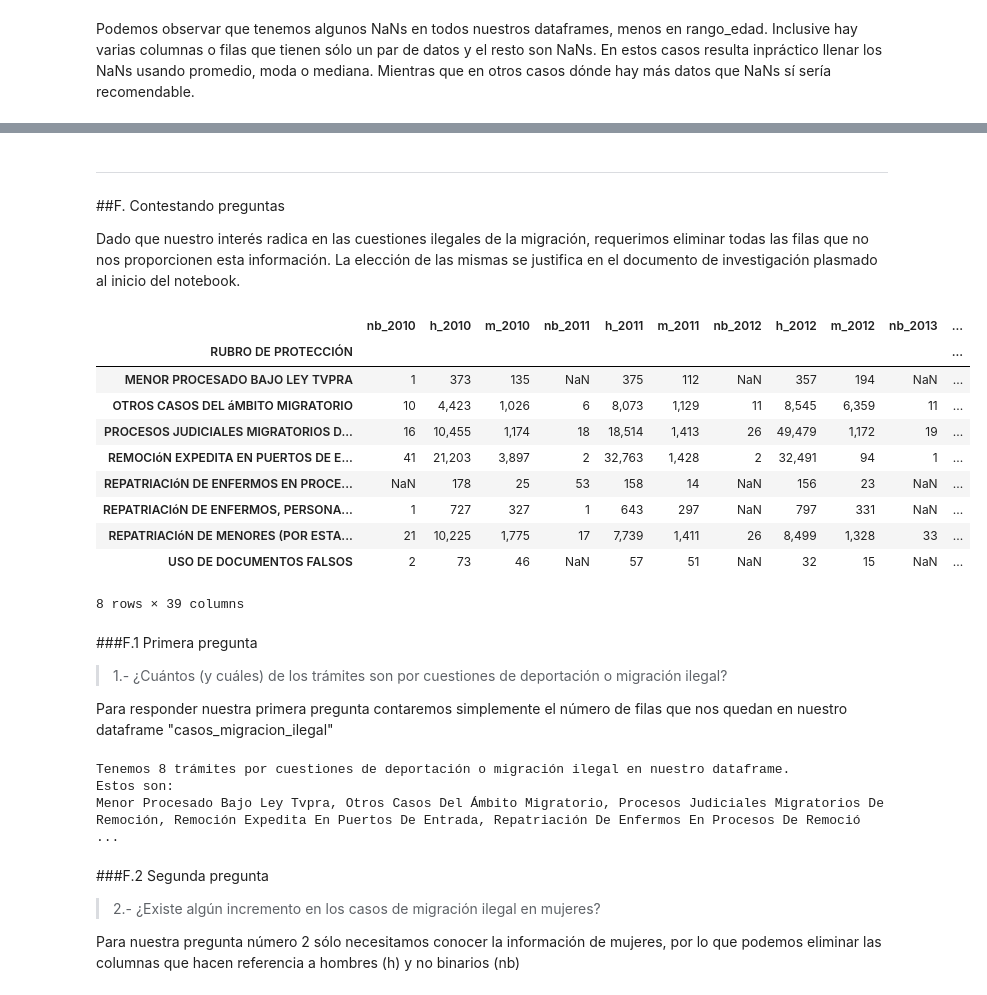
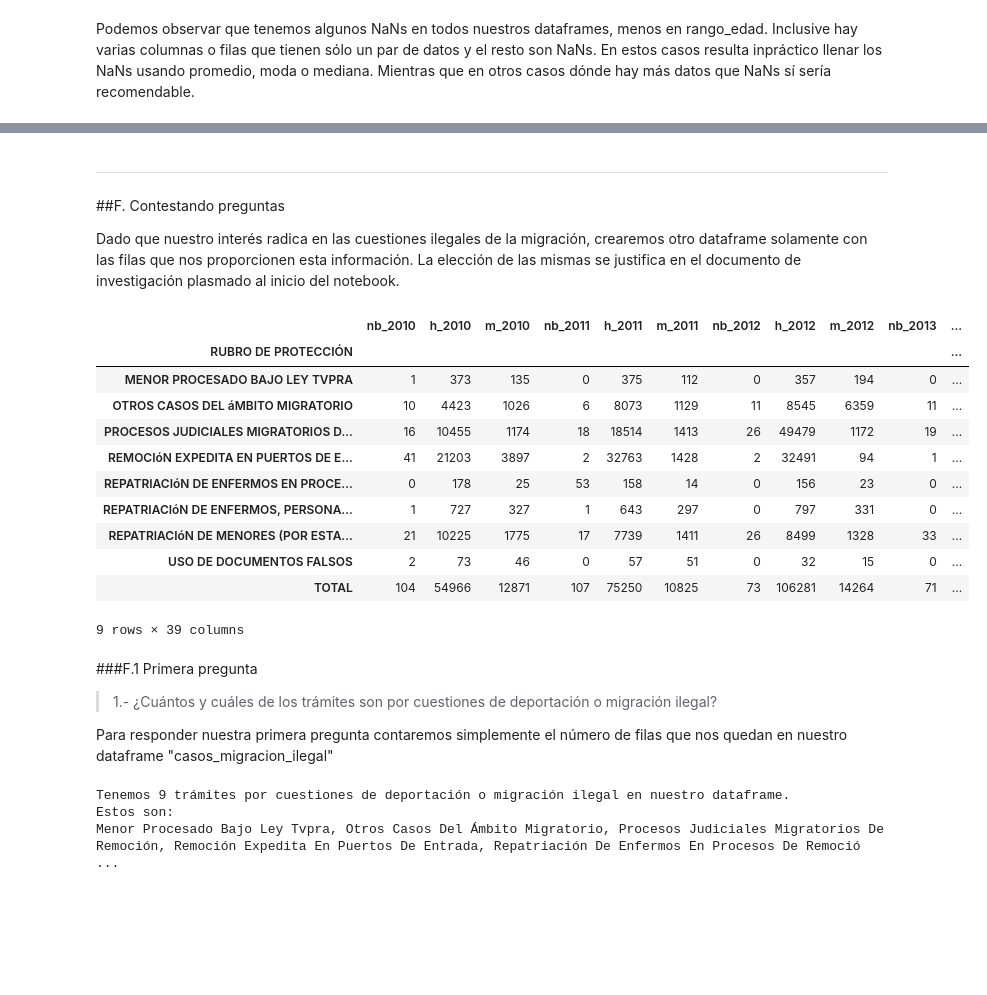
Before and after one commit to JuanMaLR/bedu-equipo4-dataScience-P-FP, a Jupyter notebook: FinalProject.ipynb, the cells around one changed output, grey strips where cells are left out. Cells and saved outputs as stored; diff of their text form; code cells hidden in the pictures; blank space fills up the shorter version.

```diff
--- a/FinalProject.ipynb
+++ b/FinalProject.ipynb
@@ -982,0 +983,17 @@ Todos nuestros datos son numéricos, pero están guardados en memoria como strin
+# %%
+#Función para copiar un dataframe, eliminar comas de separación de miles, rellenar NaNs con ceros y cambiar tipo de dato a int
+def maestro_limpio(df_org):
+  df_copy = df_org.copy()
+  df_copy = df_copy.apply(lambda x: x.str.replace(',',''))
+  df_copy = df_copy.fillna(0)
+  df_copy = df_copy.astype(int)
+  return df_copy
+# %%
+#Obteniendo dataframes limpios y con tipo de dato correcto
+casos_ceros = maestro_limpio(casos)
+oficinas_ceros = maestro_limpio(oficinas)
+rango_edad_ceros = maestro_limpio(rango_edad)
+edo_origen_ceros = maestro_limpio(edo_origen)
+# %%
+#agregamos la fila 'TOTAL' a casos_ceros
+casos_ceros.loc['TOTAL'] = casos_ceros.sum()
@@ -984,28 +1105,28 @@ Todos nuestros datos son numéricos, pero están guardados en memoria como strin
 ---
 ##F. Contestando preguntas
 
-Dado que nuestro interés radica en las cuestiones ilegales de la migración, requerimos eliminar todas las filas que no nos proporcionen esta información. La elección de las mismas se justifica en el documento de investigación plasmado al inicio del notebook.
+Dado que nuestro interés radica en las cuestiones ilegales de la migración, crearemos otro dataframe solamente con las filas que nos proporcionen esta información. La elección de las mismas se justifica en el documento de investigación plasmado al inicio del notebook.
 # %%
 #Se van a eliminar las filas 1, 3, 5, 7, 12, 13, 14 y 15 porque estas NO tienen información sobre migración ilegal
-
-casos_migracion_ilegal = casos.copy()
+casos_migracion_ilegal = casos_ceros.copy()
 casos_migracion_ilegal.drop(index = ['INCIDENTES, MÚLTIPLES INVOLUCRADOS (MIGRATORIO)', 'ORIENTACIóN GENERAL SOBRE CONSULTAS MIGRATORIAS Y/O TRáMITES DE RESIDENCIA', 'PERMISOS DE INTERNACIóN POR RAZONES HUMANITARIAS', 'PROCESOS JUDICIALES MIGRATORIOS DE RESIDENCIA', 'REPATRIACIóN DE MENORES INFRACTORES (NO POR FALTAS MIGRATORIAS)', 'REPATRIACIóN DE OTRAS PERSONAS VULNERABLES', 'TESTIGOS DE CARGO', 'VíCTIMAS DE FRAUDE MIGRATORIO'], inplace=True)
 casos_migracion_ilegal
 # %% [output]
 |  | nb_2010 | h_2010 | m_2010 | nb_2011 | h_2011 | m_2011 | nb_2012 | h_2012 | m_2012 | nb_2013 | ... |
 | RUBRO DE PROTECCIÓN |  |  |  |  |  |  |  |  |  |  | ... |
-| MENOR PROCESADO BAJO LEY TVPRA | 1 | 373 | 135 | NaN | 375 | 112 | NaN | 357 | 194 | NaN | ... |
-| OTROS CASOS DEL áMBITO MIGRATORIO | 10 | 4,423 | 1,026 | 6 | 8,073 | 1,129 | 11 | 8,545 | 6,359 | 11 | ... |
-| PROCESOS JUDICIALES MIGRATORIOS D... | 16 | 10,455 | 1,174 | 18 | 18,514 | 1,413 | 26 | 49,479 | 1,172 | 19 | ... |
-| REMOCIóN EXPEDITA EN PUERTOS DE E... | 41 | 21,203 | 3,897 | 2 | 32,763 | 1,428 | 2 | 32,491 | 94 | 1 | ... |
-| REPATRIACIóN DE ENFERMOS EN PROCE... | NaN | 178 | 25 | 53 | 158 | 14 | NaN | 156 | 23 | NaN | ... |
-| REPATRIACIóN DE ENFERMOS, PERSONA... | 1 | 727 | 327 | 1 | 643 | 297 | NaN | 797 | 331 | NaN | ... |
-| REPATRIACIóN DE MENORES (POR ESTA... | 21 | 10,225 | 1,775 | 17 | 7,739 | 1,411 | 26 | 8,499 | 1,328 | 33 | ... |
-| USO DE DOCUMENTOS FALSOS | 2 | 73 | 46 | NaN | 57 | 51 | NaN | 32 | 15 | NaN | ... |
+| MENOR PROCESADO BAJO LEY TVPRA | 1 | 373 | 135 | 0 | 375 | 112 | 0 | 357 | 194 | 0 | ... |
+| OTROS CASOS DEL áMBITO MIGRATORIO | 10 | 4423 | 1026 | 6 | 8073 | 1129 | 11 | 8545 | 6359 | 11 | ... |
+| PROCESOS JUDICIALES MIGRATORIOS D... | 16 | 10455 | 1174 | 18 | 18514 | 1413 | 26 | 49479 | 1172 | 19 | ... |
+| REMOCIóN EXPEDITA EN PUERTOS DE E... | 41 | 21203 | 3897 | 2 | 32763 | 1428 | 2 | 32491 | 94 | 1 | ... |
+| REPATRIACIóN DE ENFERMOS EN PROCE... | 0 | 178 | 25 | 53 | 158 | 14 | 0 | 156 | 23 | 0 | ... |
+| REPATRIACIóN DE ENFERMOS, PERSONA... | 1 | 727 | 327 | 1 | 643 | 297 | 0 | 797 | 331 | 0 | ... |
+| REPATRIACIóN DE MENORES (POR ESTA... | 21 | 10225 | 1775 | 17 | 7739 | 1411 | 26 | 8499 | 1328 | 33 | ... |
+| USO DE DOCUMENTOS FALSOS | 2 | 73 | 46 | 0 | 57 | 51 | 0 | 32 | 15 | 0 | ... |
+| TOTAL | 104 | 54966 | 12871 | 107 | 75250 | 10825 | 73 | 106281 | 14264 | 71 | ... |
-8 rows × 39 columns
+9 rows × 39 columns
 # %% [markdown]
 ###F.1 Primera pregunta
-> 1.- ¿Cuántos (y cuáles) de los trámites son por cuestiones de deportación o migración ilegal?
+> 1.- ¿Cuántos y cuáles de los trámites son por cuestiones de deportación o migración ilegal?
 
 
 Para responder nuestra primera pregunta contaremos simplemente el número de filas que nos quedan en nuestro dataframe "casos_migracion_ilegal"
@@ -1014,14 +1135,6 @@ print(f'Tenemos {casos_migracion_ilegal.shape[0]} trámites por cuestiones de de
 print("Estos son: ")
 print(", ".join(list(casos_migracion_ilegal.index)).title())
 # %% [output]
-Tenemos 8 trámites por cuestiones de deportación o migración ilegal en nuestro dataframe.
+Tenemos 9 trámites por cuestiones de deportación o migración ilegal en nuestro dataframe.
 Estos son:
 Menor Procesado Bajo Ley Tvpra, Otros Casos Del Ámbito Migratorio, Procesos Judiciales Migratorios De Remoción, Remoción Expedita En Puertos De Entrada, Repatriación De Enfermos En Procesos De Remoció ...
-# %% [markdown]
-###F.2 Segunda pregunta
-
-
-> 2.- ¿Existe algún incremento en los casos de migración ilegal en mujeres?
-
-
-Para nuestra pregunta número 2 sólo necesitamos conocer la información de mujeres, por lo que podemos eliminar las columnas que hacen referencia a hombres (h) y no binarios (nb)
```
Also changed, not shown: parts of 91 cells of this notebook.
